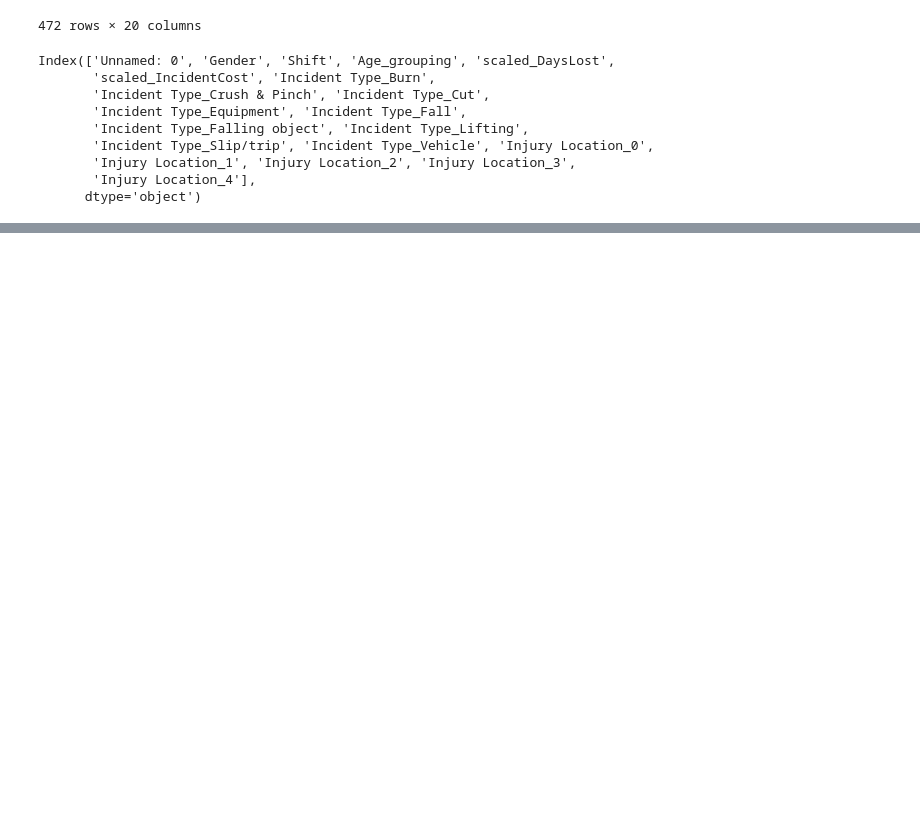
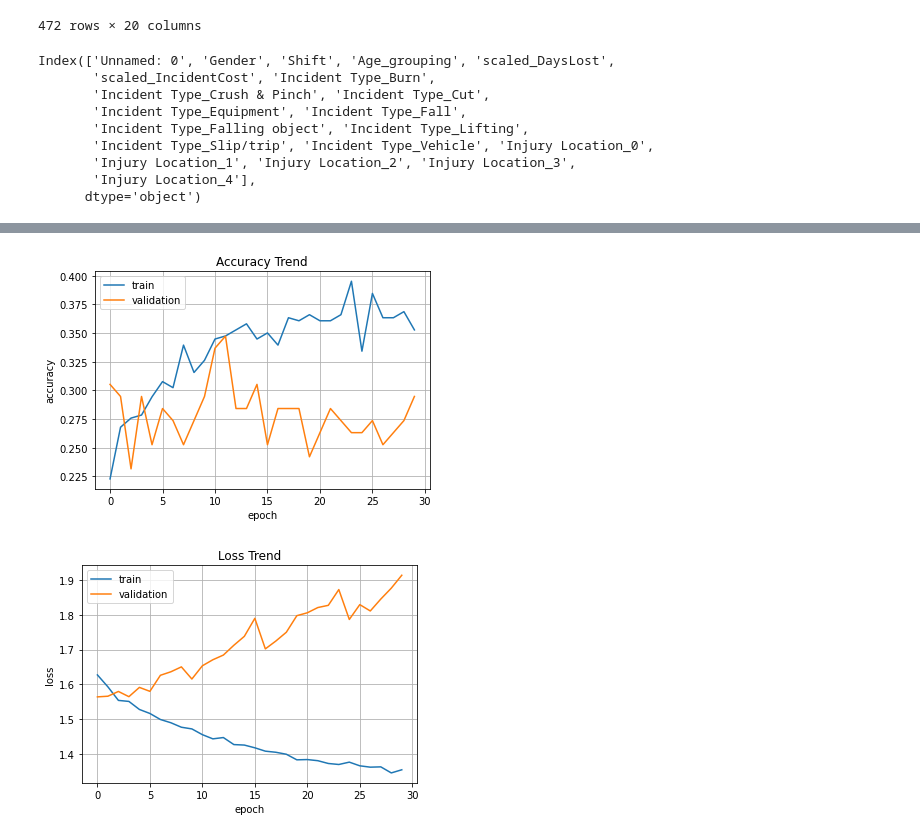
Before and after one commit to jaewook718/BigData, a Jupyter notebook: data_deeplearning.ipynb, the cells around one changed output, grey strips where cells are left out. Saved outputs shown, nothing was run; the diff lists cells and outputs as text; code cells hidden in the pictures; blank space fills up the shorter version.

```diff
--- a/data_deeplearning.ipynb
+++ b/data_deeplearning.ipynb
@@ -75,0 +85,21 @@ X
+# %%
+def Graph(hist):
+    import matplotlib.pyplot as plt
+
+    plt.plot(hist.history['accuracy'])
+    plt.plot(hist.history['val_accuracy'])
+    plt.title('Accuracy Trend')
+    plt.ylabel('accuracy')
+    plt.xlabel('epoch')
+    plt.legend(['train', 'validation'], loc='best')
+    plt.grid()
+    plt.show()
+
+    plt.plot(hist.history['loss'])
+    plt.plot(hist.history['val_loss'])
+    plt.title('Loss Trend')
+    plt.ylabel('loss')
+    plt.xlabel('epoch')
+    plt.legend(['train','validation'], loc='best')
+    plt.grid()
+    plt.show()
@@ -75,0 +108,8 @@ X
+# %%
+#1-1 Dense-Dense
+model1_1 = Sequential()
+model1_1.add(Dense(256, input_dim = 12, activation = 'relu'))
+model1_1.add(Dense(256, activation = 'relu'))
+model1_1.add(Dense(5, activation = 'softmax'))
+model1_1.compile(loss='categorical_crossentropy', optimizer='adam', metrics = ['accuracy'])
+hist1_1= model1_1.fit(X_train,y_train, batch_size = 2, epochs = 30, validation_data=(X_test,y_test))
@@ -75,0 +134,5 @@ X
+# %%
+Graph(hist1_1)
+# %% [output]
+[figure, added]
+[figure, added]
```
Also changed, not shown: parts of 44 cells of this notebook, 7 other files.
